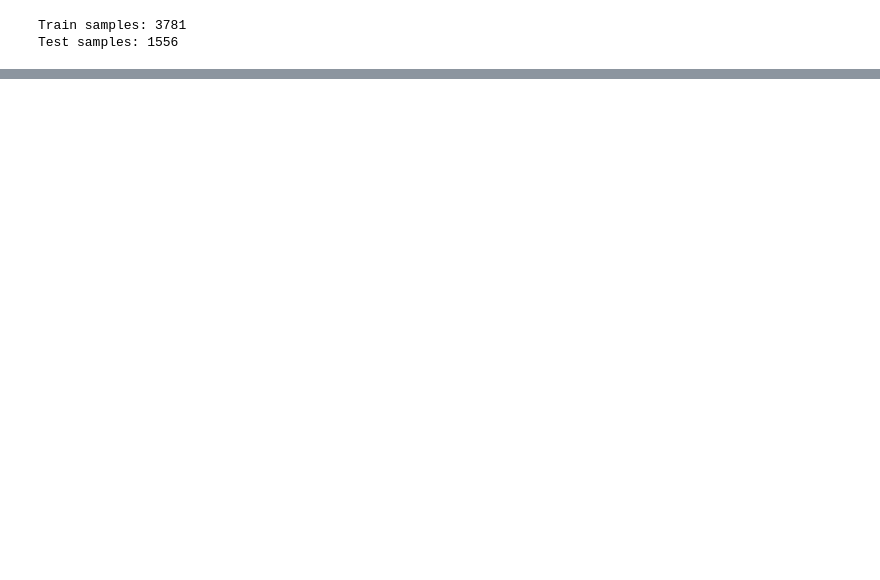
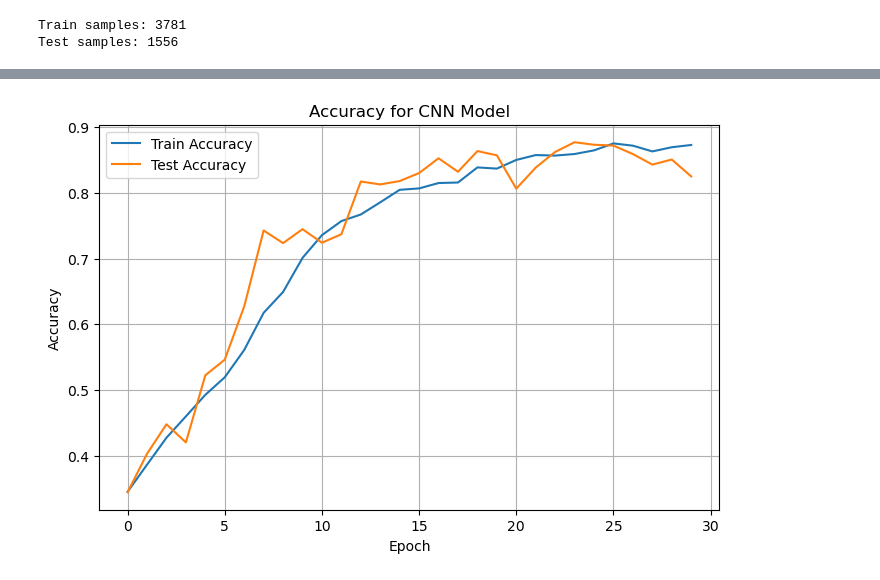
Before and after one commit to StevenTan123/CV_gesture_detection, a Jupyter notebook: SkeletonCNNBasic.ipynb, the cells around one changed output, grey strips where cells are left out. Saved outputs shown, nothing was run; the diff lists cells and outputs as text; code cells hidden in the pictures; blank space fills up the shorter version.

```diff
--- a/SkeletonCNNBasic.ipynb
+++ b/SkeletonCNNBasic.ipynb
@@ -11,7 +14,7 @@ import torch.nn.functional as F
 # %%
 # obtain skeletons + label
 
-DSET_PATH = r"./"
+DSET_PATH = "/Users/steventan/.cache/kagglehub/datasets/soumicksarker/ipn-hand-dataset/versions/7"
 TRAIN_PATH = os.path.join(DSET_PATH, "train_skeletons")
 TEST_PATH = os.path.join(DSET_PATH, "test_skeletons")
 
@@ -24,6 +27,9 @@ def load_skel_data(path):
 train_skels, train_metadata = load_skel_data(TRAIN_PATH)
 test_skels, test_metadata = load_skel_data(TEST_PATH)
 
+train_skels = train_skels.permute(0, 3, 2, 1)
+test_skels = test_skels.permute(0, 3, 2, 1)
+
 # minus one to make 0-indexed
 train_labels = torch.tensor(
     [sample["label_id"] - 1 for sample in train_metadata["samples"]],
@@ -33,7 +39,6 @@ test_labels = torch.tensor(
     [sample["label_id"] - 1 for sample in test_metadata["samples"]],
     dtype=torch.long,
 )
-
 
 # filter out first 100 training datapoints since they aren't labelled well
 train_skels = train_skels[100:]
@@ -114,2 +126,12 @@ class MediapipeHandGestureCNN(nn.Module):
         logits = self.fc(x)
         return logits
+# %%
+# Set device
+if torch.cuda.is_available():
+    device = torch.device("cuda")
+elif hasattr(torch.backends, "mps") and torch.backends.mps.is_available():
+    device = torch.device("mps")
+else:
+    device = torch.device("cpu")
+
+print("Using device:", device)
@@ -192,11 +271,13 @@ Epoch 10: Train Loss=0.4485, Train Acc=0.848, Test Loss=0.6742, Test Acc=0.823
 # %%
-epochs = np.arange(epochs)
+x = np.arange(epochs)
 plt.figure(figsize=(8, 5))
-plt.plot(epochs, train_accs, label='Train Accuracy')
-plt.plot(epochs, test_accs, label='Test Accuracy')
+plt.plot(x, train_accs, label='Train Accuracy')
+plt.plot(x, test_accs, label='Test Accuracy')
 plt.xlabel('Epoch')
 plt.ylabel('Accuracy')
-plt.title('Training vs Testing Accuracy')
+plt.title('Accuracy for CNN Model')
 plt.legend()
 plt.grid(True)
 plt.show()
+# %% [output]
+[figure, added]
```
Also changed, not shown: parts of 6 cells of this notebook, 2 other files.
